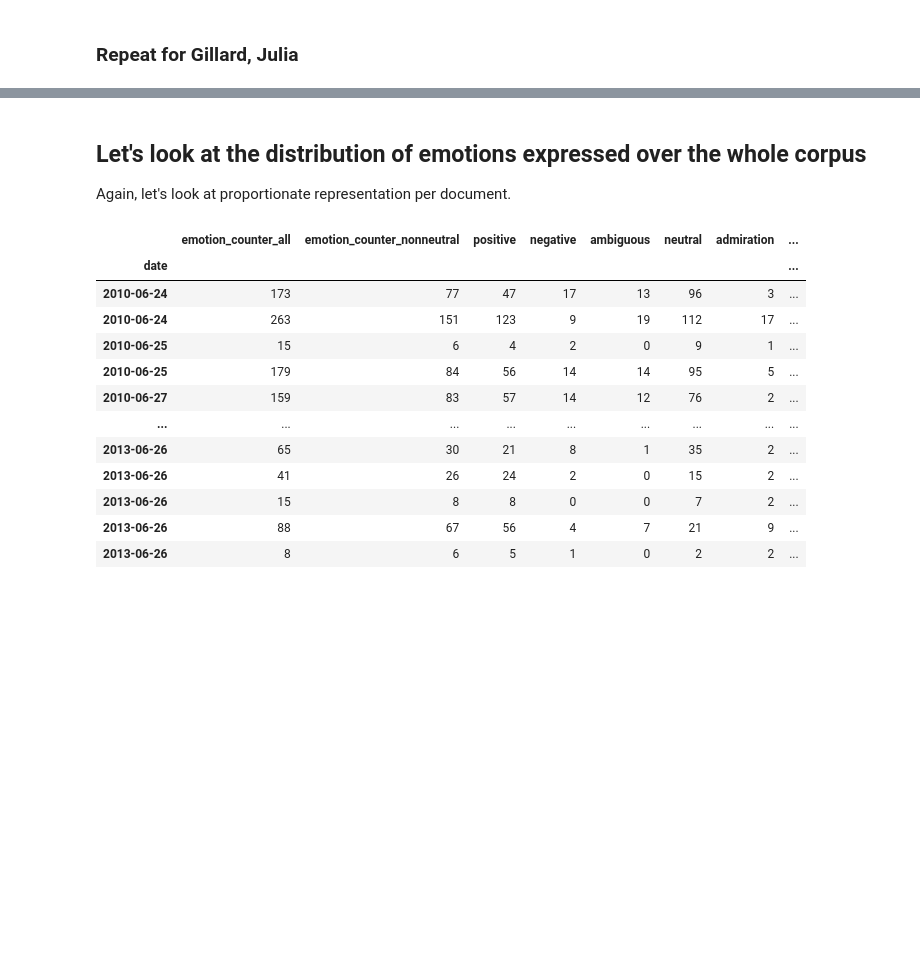
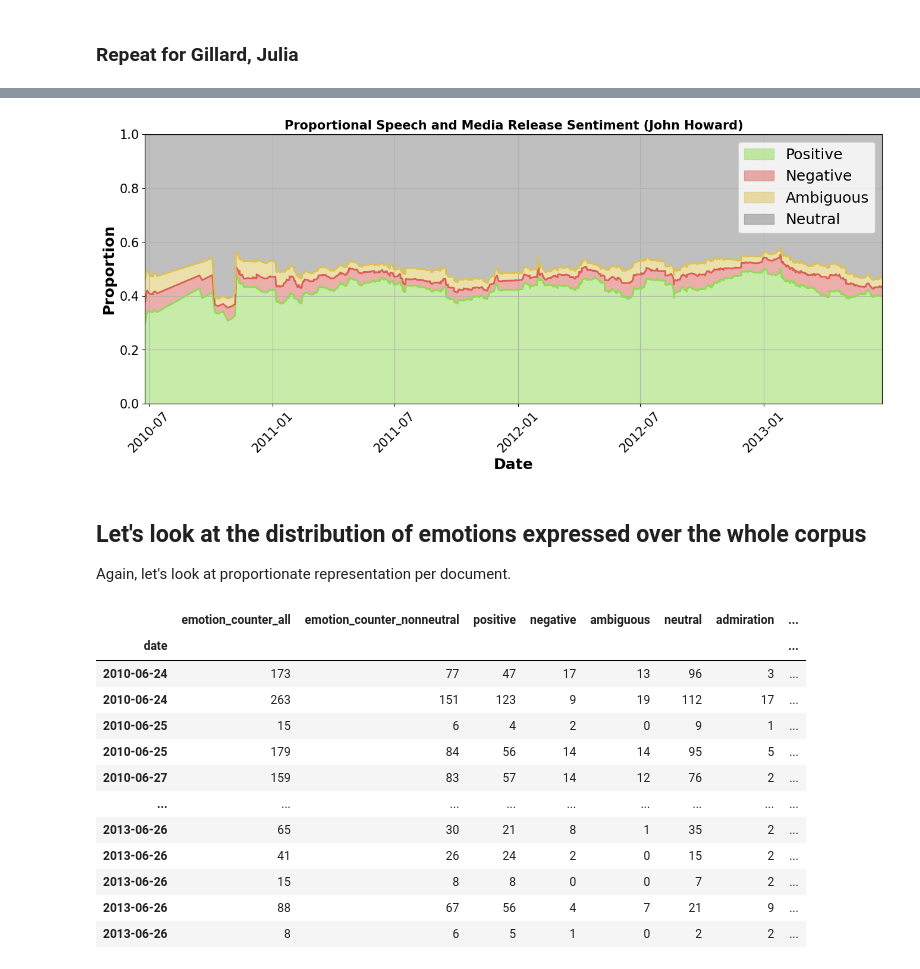
Before and after one commit to thaum-io/language-of-leadership, a Jupyter notebook: nb/VisEmotion2.ipynb, the cells around one changed output, grey strips where cells are left out. Drawn from its saved outputs; the diff is of its cells as text; code cells hidden in the pictures; blank space fills up the shorter version.

```diff
--- a/nb/VisEmotion2.ipynb
+++ b/nb/VisEmotion2.ipynb
@@ -284,3 +272,8 @@ plot_coarse_emotion_proportions(df_coarse, window='30d', title='Julia Gillard Pr
+# %%
+df_coarse = get_coarse_proportional_emotion_df_with_neutral(df[df['pm']=='Gillard, Julia'])
+plot_coarse_emotion_proportions(df_coarse, window='60d', title='Proportional Speech and Media Release Sentiment (John Howard)')
+# %% [output]
+[figure, added]
 # %% [markdown]
 ##  Let's look at the distribution of emotions expressed over the whole corpus
 Again, let's look at proportionate representation per document.
```
Also changed, not shown: parts of 18 cells of this notebook, 1 other file.
